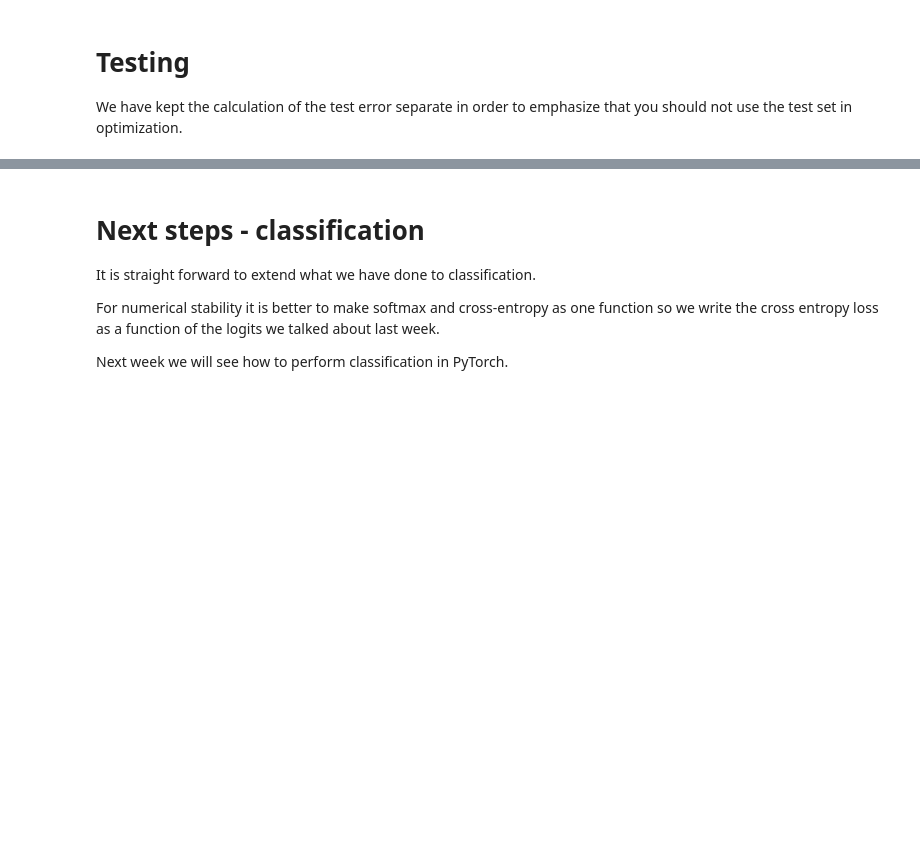
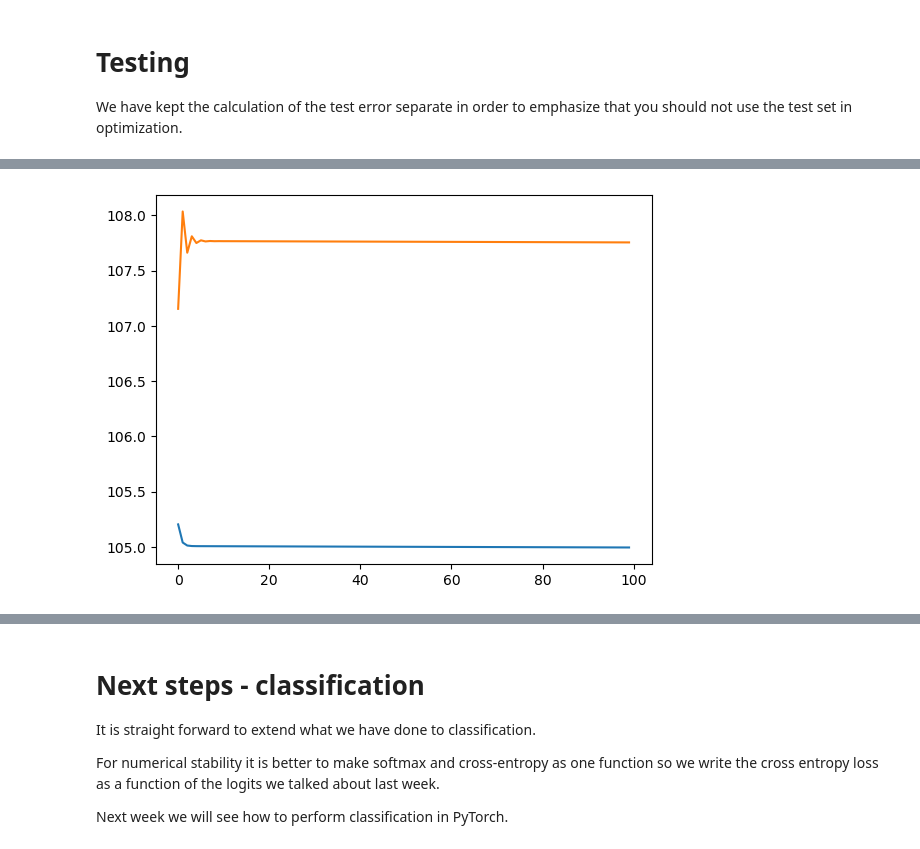
Before and after one commit to ES0R/02456-deep-learning-with-PyTorch, a Jupyter notebook: 2_Feedforward_Python/2.1-EXE-FNN-AutoDif-Nanograd.ipynb, the cells around one changed output, grey strips where cells are left out. Cells and saved outputs as stored; diff of their text form; code cells hidden in the pictures; blank space fills up the shorter version.

```diff
--- a/2_Feedforward_Python/2.1-EXE-FNN-AutoDif-Nanograd.ipynb
+++ b/2_Feedforward_Python/2.1-EXE-FNN-AutoDif-Nanograd.ipynb
@@ -919,0 +955,5 @@ LEARN_R = 2e-3
+# %%
+plt.plot(range(len(train_loss)), train_loss);
+plt.plot(range(len(val_loss)), val_loss);
+# %% [output]
+[figure, added]
```
Also changed, not shown: parts of 29 cells of this notebook, 9 other files.
